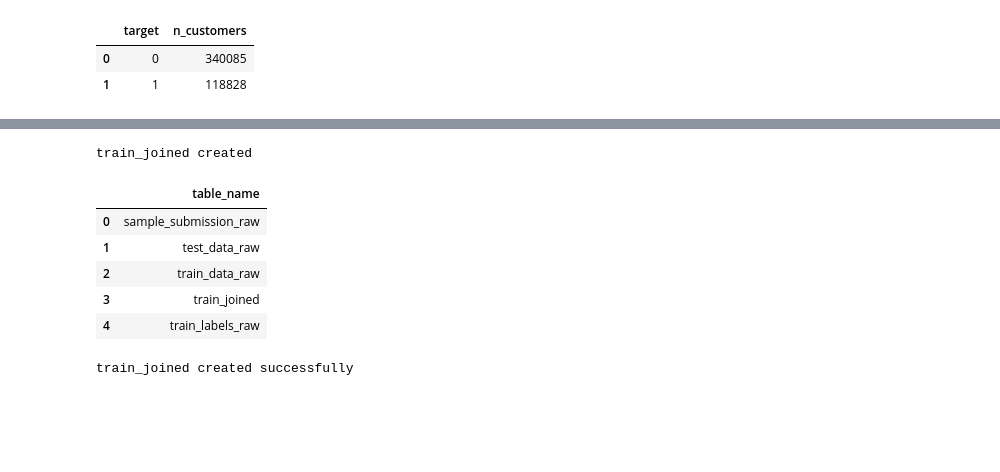
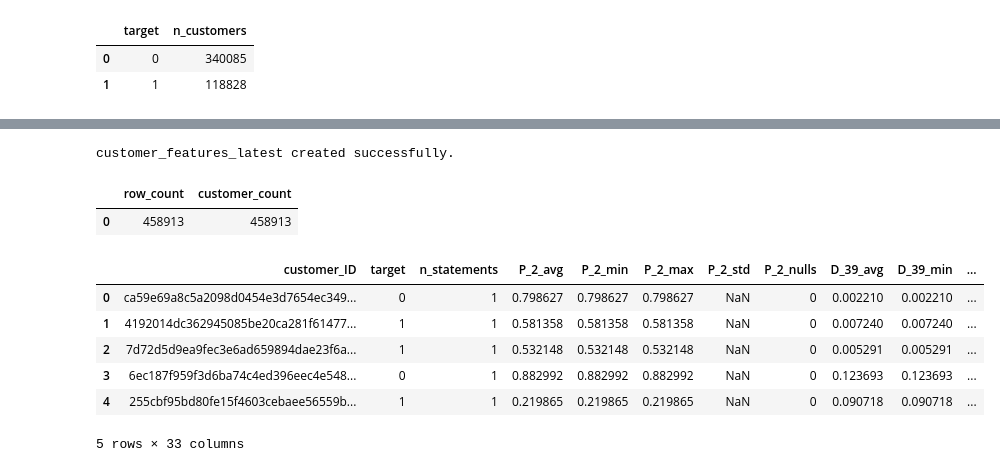
Before and after one commit to dd4real2k/amex_credit_risk, a Jupyter notebook: notebooks/01_bigquery_data_understanding.ipynb, the cells around one changed output, grey strips where cells are left out. Drawn from its saved outputs; the diff is of its cells as text; code cells hidden in the pictures; blank space fills up the shorter version.

```diff
--- a/notebooks/01_bigquery_data_understanding.ipynb
+++ b/notebooks/01_bigquery_data_understanding.ipynb
@@ -87,37 +135,36 @@ client.query(query).to_dataframe()
 # %%
-query = open("../sql/02_join_labels.sql").read()
+from pathlib import Path
+
+sql_path = Path("../sql/04_latest_record_features.sql")
+query = sql_path.read_text()
+
 client.query(query).result()
-print("train_joined created")
+print("customer_features_latest created successfully.")
 # %% [output]
-train_joined created
+customer_features_latest created successfully.
+# %%
+query = """
+SELECT
+  COUNT(*) AS row_count,
+  COUNT(DISTINCT customer_ID) AS customer_count
+FROM `amex-46887.amex_risk.customer_features_base`
+"""
+client.query(query).to_dataframe()
+# %% [output]
+|  | row_count | customer_count |
+| 0 | 458913 | 458913 |
 # %%
 query = """
-SELECT table_name
-FROM `amex-46887.amex_risk.INFORMATION_SCHEMA.TABLES`
-ORDER BY table_name
+SELECT *
+FROM `amex-46887.amex_risk.customer_features_base`
+LIMIT 5
 """
-
-tables_df = client.query(query).to_dataframe()
-tables_df
+client.query(query).to_dataframe()
 # %% [output]
-|  | table_name |
-| 0 | sample_submission_raw |
-| 1 | test_data_raw |
-| 2 | train_data_raw |
-| 3 | train_joined |
-| 4 | train_labels_raw |
+|  | customer_ID | target | n_statements | P_2_avg | P_2_min | P_2_max | P_2_std | P_2_nulls | D_39_avg | D_39_min | ... |
+| 0 | ca59e69a8c5a2098d0454e3d7654ec349... | 0 | 1 | 0.798627 | 0.798627 | 0.798627 | NaN | 0 | 0.002210 | 0.002210 | ... |
+| 1 | 4192014dc362945085be20ca281f61477... | 1 | 1 | 0.581358 | 0.581358 | 0.581358 | NaN | 0 | 0.007240 | 0.007240 | ... |
+| 2 | 7d72d5d9ea9fec3e6ad659894dae23f6a... | 1 | 1 | 0.532148 | 0.532148 | 0.532148 | NaN | 0 | 0.005291 | 0.005291 | ... |
+| 3 | 6ec187f959f3d6ba74c4ed396eec4e548... | 0 | 1 | 0.882992 | 0.882992 | 0.882992 | NaN | 0 | 0.123693 | 0.123693 | ... |
+| 4 | 255cbf95bd80fe15f4603cebaee56559b... | 1 | 1 | 0.219865 | 0.219865 | 0.219865 | NaN | 0 | 0.090718 | 0.090718 | ... |
+5 rows × 33 columns
-# %%
-query = """
-CREATE OR REPLACE TABLE `amex-46887.amex_risk.train_joined` AS
-SELECT
-  t.*,
-  l.target
-FROM `amex-46887.amex_risk.train_data_raw` t
-JOIN `amex-46887.amex_risk.train_labels_raw` l
-USING (customer_ID)
-"""
-
-client.query(query).result()
-print("train_joined created successfully")
-# %% [output]
-train_joined created successfully
```
Also changed, not shown: parts of 21 cells of this notebook, 6 other files.
